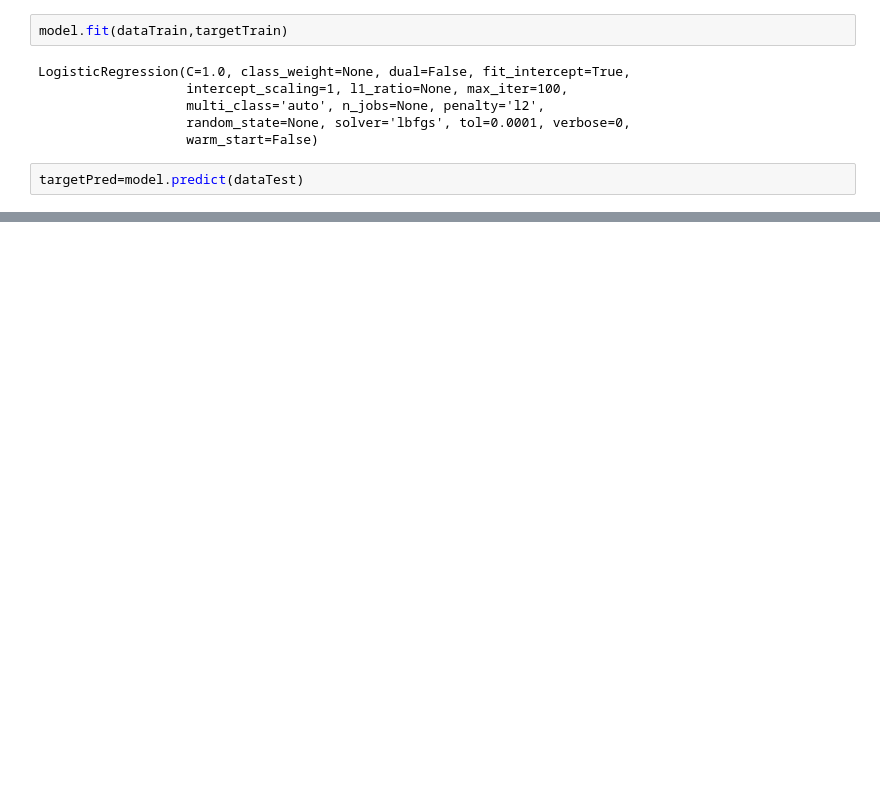
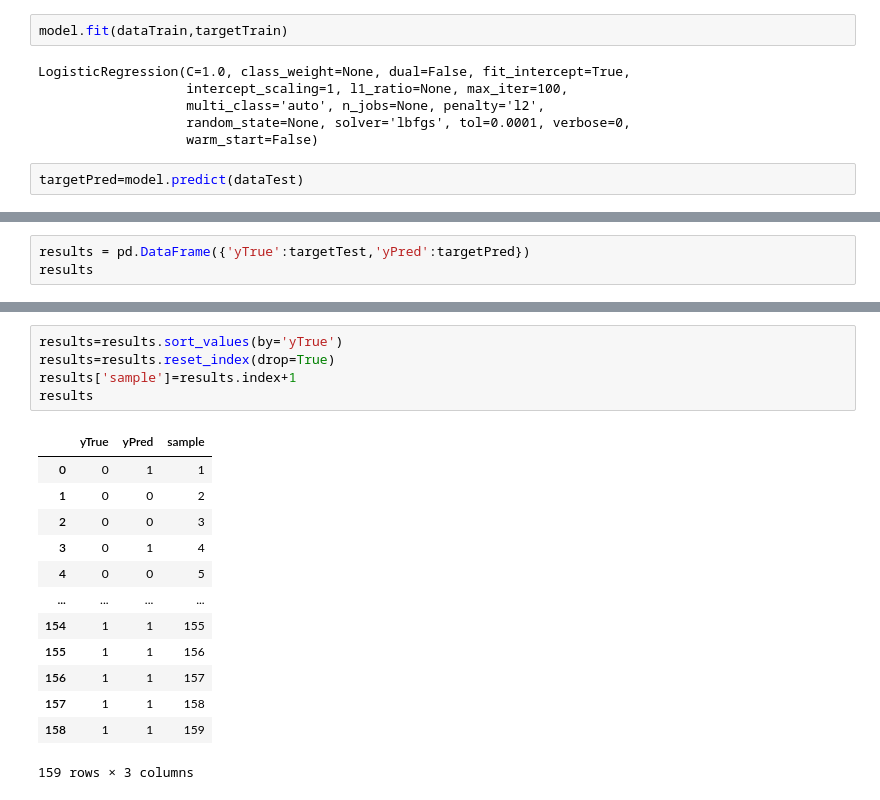
Before and after one commit to KonradKomor/Alcohol-Consumption-in-group-of-students, a Jupyter notebook: Loan_approval_system_data.ipynb, the cells around one changed output, grey strips where cells are left out. Drawn from its saved outputs; the diff is of its cells as text; blank space fills up the shorter version.

```diff
--- a/Loan_approval_system_data.ipynb
+++ b/Loan_approval_system_data.ipynb
@@ -141,0 +144,3 @@ weighted avg       0.81      0.82      0.81       159
+# %%
+results = pd.DataFrame({'yTrue':targetTest,'yPred':targetPred})
+results
@@ -141,0 +161,19 @@ weighted avg       0.81      0.82      0.81       159
+# %%
+results=results.sort_values(by='yTrue')
+results=results.reset_index(drop=True)
+results['sample']=results.index+1
+results
+# %% [output]
+|  | yTrue | yPred | sample |
+| 0 | 0 | 1 | 1 |
+| 1 | 0 | 0 | 2 |
+| 2 | 0 | 0 | 3 |
+| 3 | 0 | 1 | 4 |
+| 4 | 0 | 0 | 5 |
+| ... | ... | ... | ... |
+| 154 | 1 | 1 | 155 |
+| 155 | 1 | 1 | 156 |
+| 156 | 1 | 1 | 157 |
+| 157 | 1 | 1 | 158 |
+| 158 | 1 | 1 | 159 |
+159 rows × 3 columns
```
Also changed, not shown: parts of 7 cells of this notebook.
